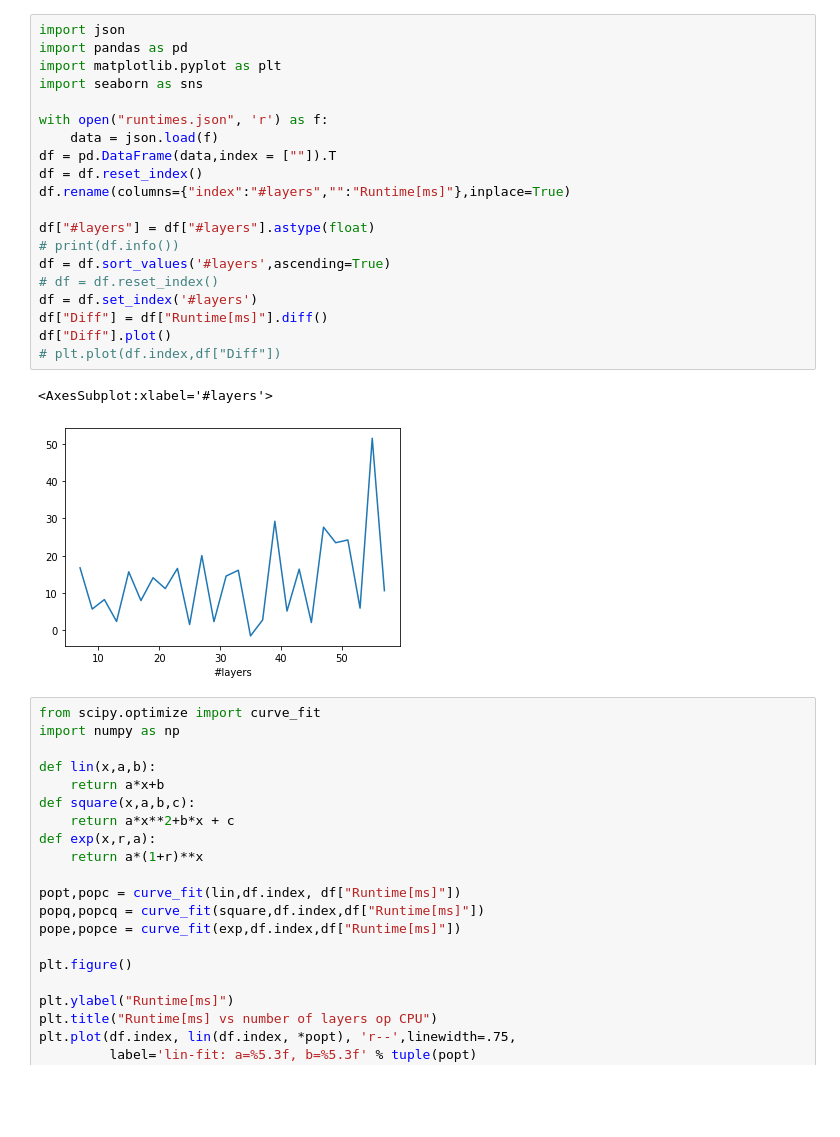
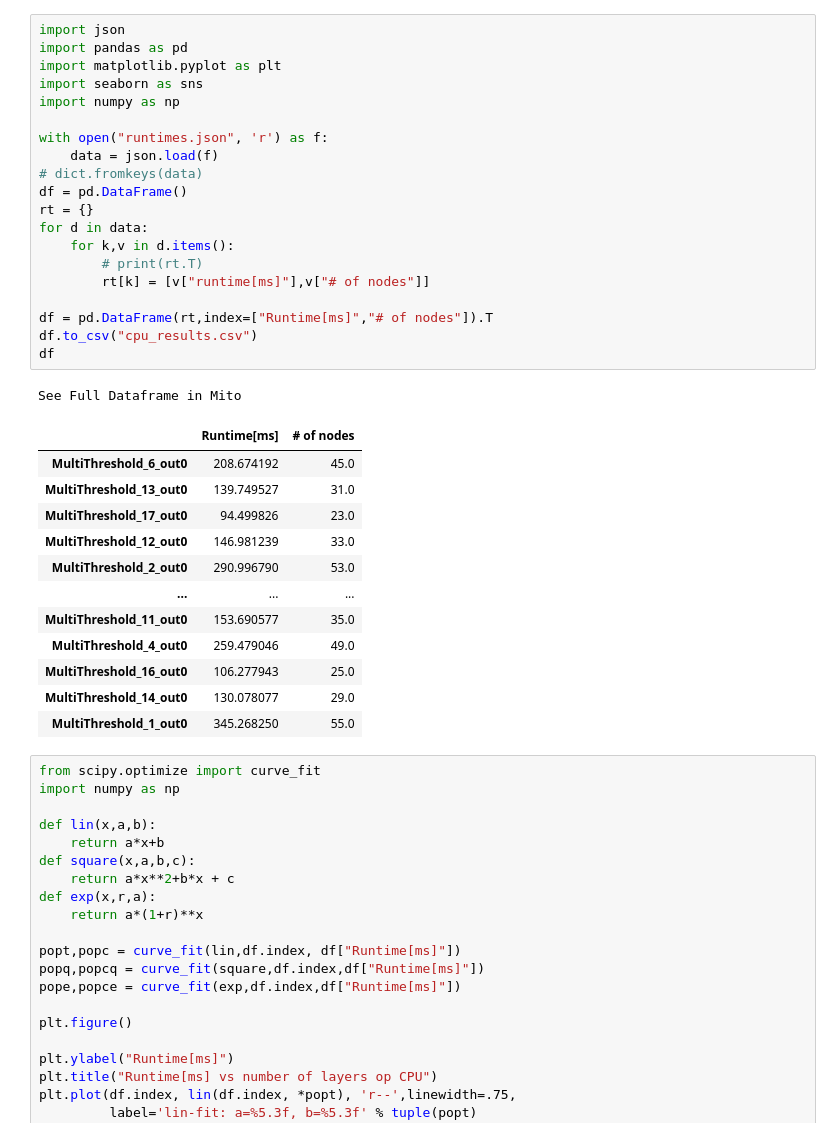
Before and after one commit to patrickgeel/MSC_Git_files, a Jupyter notebook: mobilenet_v1/CPU_testing/analysis.ipynb, the cells around one changed output. Saved outputs shown, nothing was run; the diff lists cells and outputs as text; blank space fills up the shorter version.

Commit message:
Results for HW

```diff
--- a/mobilenet_v1/CPU_testing/analysis.ipynb
+++ b/mobilenet_v1/CPU_testing/analysis.ipynb
@@ -1,26 +1,37 @@
-# %%
-import json
-import pandas as pd
-import matplotlib.pyplot as plt
-import seaborn as sns
-
-with open("runtimes.json", 'r') as f:
-    data = json.load(f)
-df = pd.DataFrame(data,index = [""]).T
-df = df.reset_index()
-df.rename(columns={"index":"#layers","":"Runtime[ms]"},inplace=True)
-
-df["#layers"] = df["#layers"].astype(float)
-# print(df.info())
-df = df.sort_values('#layers',ascending=True)
-# df = df.reset_index()
-df = df.set_index('#layers')
-df["Diff"] = df["Runtime[ms]"].diff()
-df["Diff"].plot()
-# plt.plot(df.index,df["Diff"])
-# %% [output]
-<AxesSubplot:xlabel='#layers'>
-[figure, removed]
+# %%
+import json
+import pandas as pd
+import matplotlib.pyplot as plt
+import seaborn as sns
+import numpy as np
+
+with open("runtimes.json", 'r') as f:
+    data = json.load(f)
+# dict.fromkeys(data)
+df = pd.DataFrame()
+rt = {}
+for d in data:
+    for k,v in d.items():
+        # print(rt.T)
+        rt[k] = [v["runtime[ms]"],v["# of nodes"]]
+
+df = pd.DataFrame(rt,index=["Runtime[ms]","# of nodes"]).T
+df.to_csv("cpu_results.csv")
+df
+# %% [output]
+See Full Dataframe in Mito
+|  | Runtime[ms] | # of nodes |
+| MultiThreshold_6_out0 | 208.674192 | 45.0 |
+| MultiThreshold_13_out0 | 139.749527 | 31.0 |
+| MultiThreshold_17_out0 | 94.499826 | 23.0 |
+| MultiThreshold_12_out0 | 146.981239 | 33.0 |
+| MultiThreshold_2_out0 | 290.996790 | 53.0 |
+| ... | ... | ... |
+| MultiThreshold_11_out0 | 153.690577 | 35.0 |
+| MultiThreshold_4_out0 | 259.479046 | 49.0 |
+| MultiThreshold_16_out0 | 106.277943 | 25.0 |
+| MultiThreshold_14_out0 | 130.078077 | 29.0 |
+| MultiThreshold_1_out0 | 345.268250 | 55.0 |
 # %%
 from scipy.optimize import curve_fit
 import numpy as np
```
Also changed, not shown: 4 other files.
